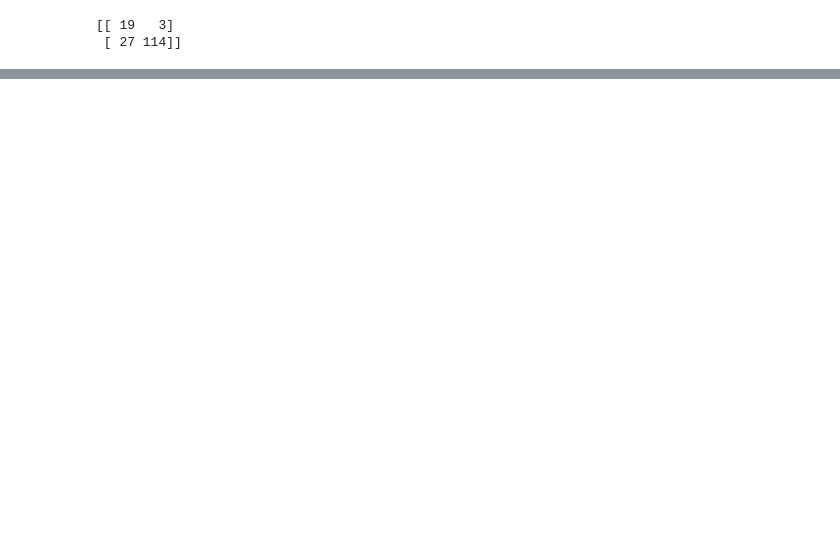
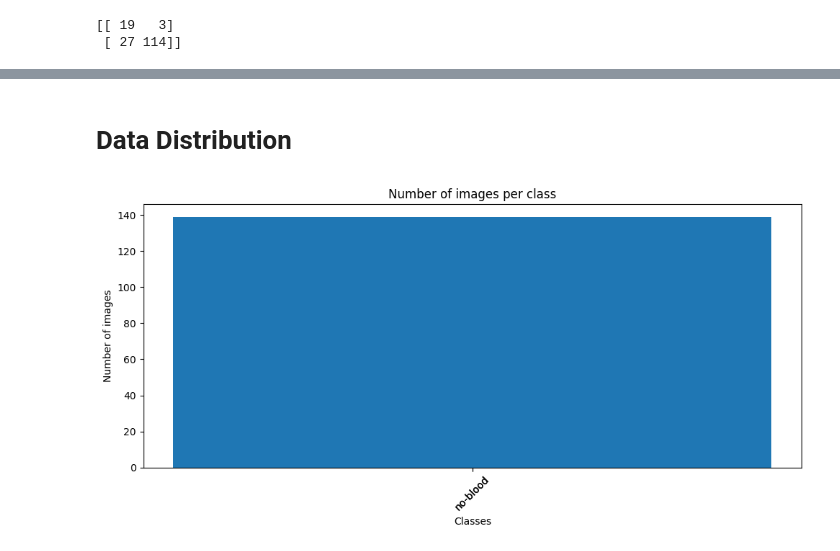
Before and after one commit to SebastianApelgren/poop-ai, a Jupyter notebook: ipynb/CLIP_classification.ipynb, the cells around one changed output, grey strips where cells are left out. Drawn from its saved outputs; the diff is of its cells as text; code cells hidden in the pictures; blank space fills up the shorter version.

```diff
--- a/ipynb/CLIP_classification.ipynb
+++ b/ipynb/CLIP_classification.ipynb
@@ -164,0 +167,16 @@ show_misclassified(image_paths, preds, true_labels)
+# %% [markdown]
+# Data Distribution
+# %%
+a = 18
+b = 139
+
+#plot a diagram of the classes
+plt.figure(figsize=(10, 5))
+plt.bar(2, [a, b], tick_label=['blood', 'no-blood'])
+plt.xlabel("Classes")
+plt.ylabel("Number of images")
+plt.title("Number of images per class")
+plt.xticks(rotation=45)
+plt.tight_layout()
+# %% [output]
+[figure, added]
```
Also changed, not shown: parts of 4 cells of this notebook, 10 other files.
